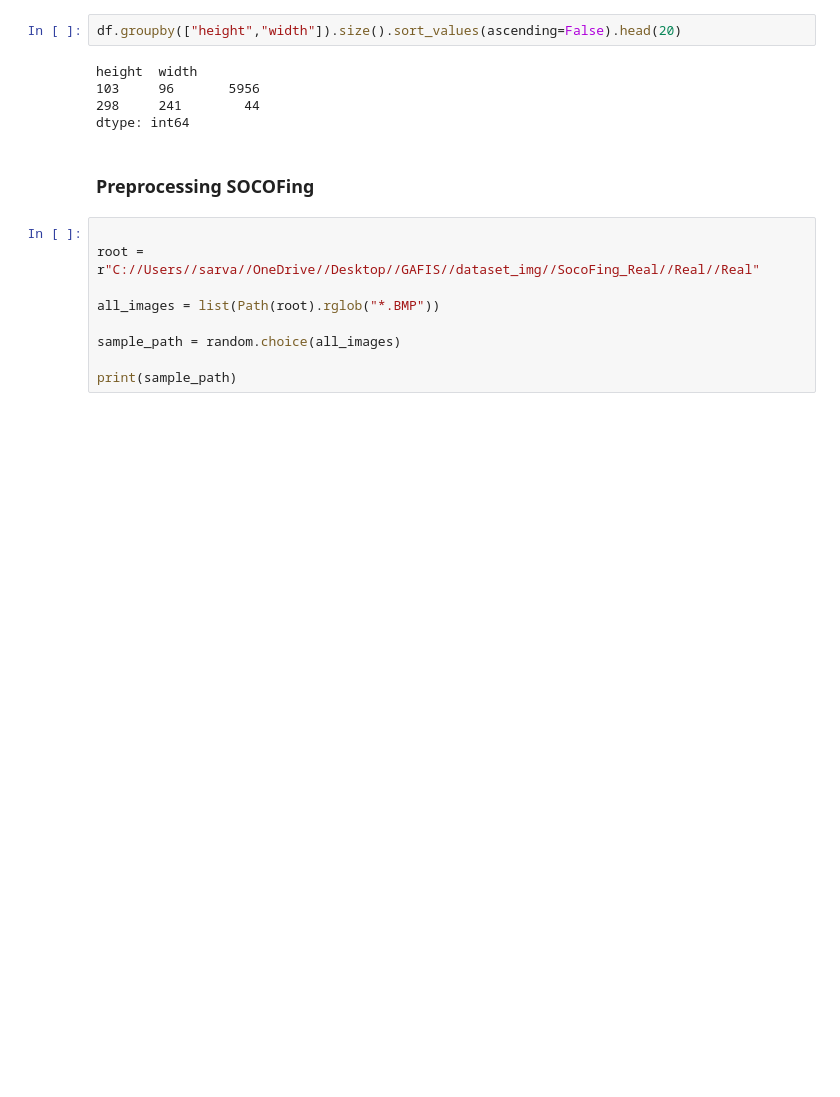
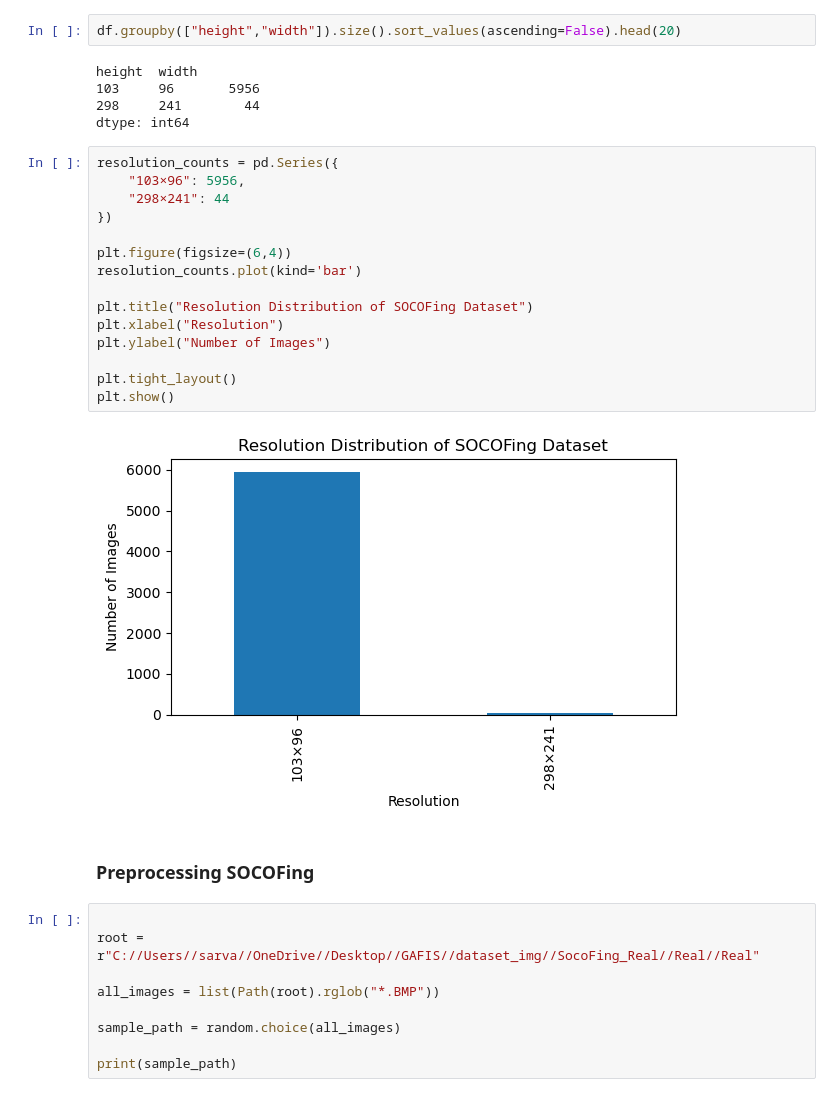
Before and after one commit to sdShaggy/GAFIS, a Jupyter notebook: services/SOCOFing_processing.ipynb, the cells around one changed output. Saved outputs shown, nothing was run; the diff lists cells and outputs as text; blank space fills up the shorter version.

```diff
--- a/services/SOCOFing_processing.ipynb
+++ b/services/SOCOFing_processing.ipynb
@@ -243,6 +243,23 @@ height  width
 103     96       5956
 298     241        44
 dtype: int64
+# %%
+resolution_counts = pd.Series({
+    "103×96": 5956,
+    "298×241": 44
+})
+
+plt.figure(figsize=(6,4))
+resolution_counts.plot(kind='bar')
+
+plt.title("Resolution Distribution of SOCOFing Dataset")
+plt.xlabel("Resolution")
+plt.ylabel("Number of Images")
+
+plt.tight_layout()
+plt.show()
+# %% [output]
+[figure, added]
 # %% [markdown]
 ### Preprocessing SOCOFing
 # %%
```
Also changed, not shown: parts of 9 cells of this notebook, 47 other files.
